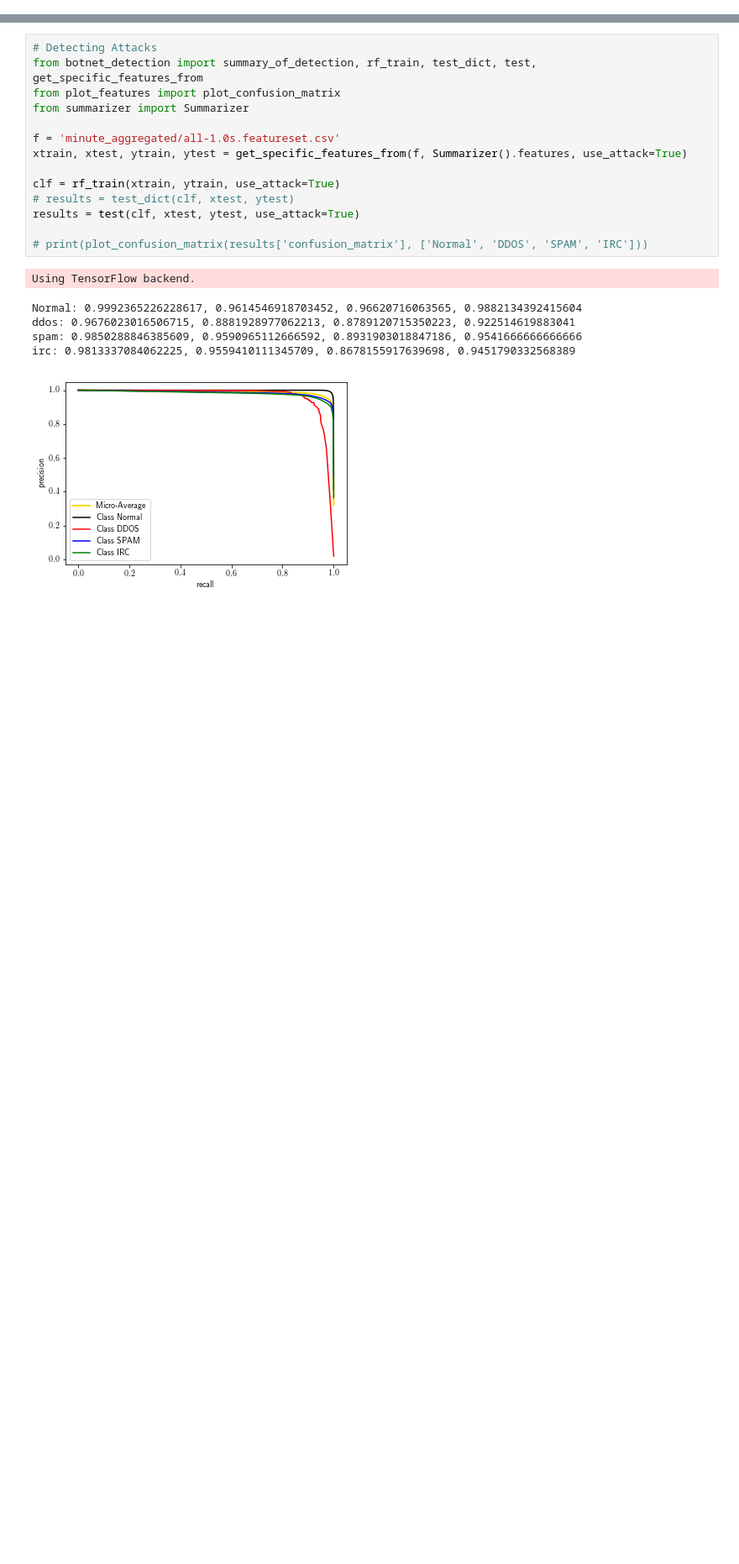
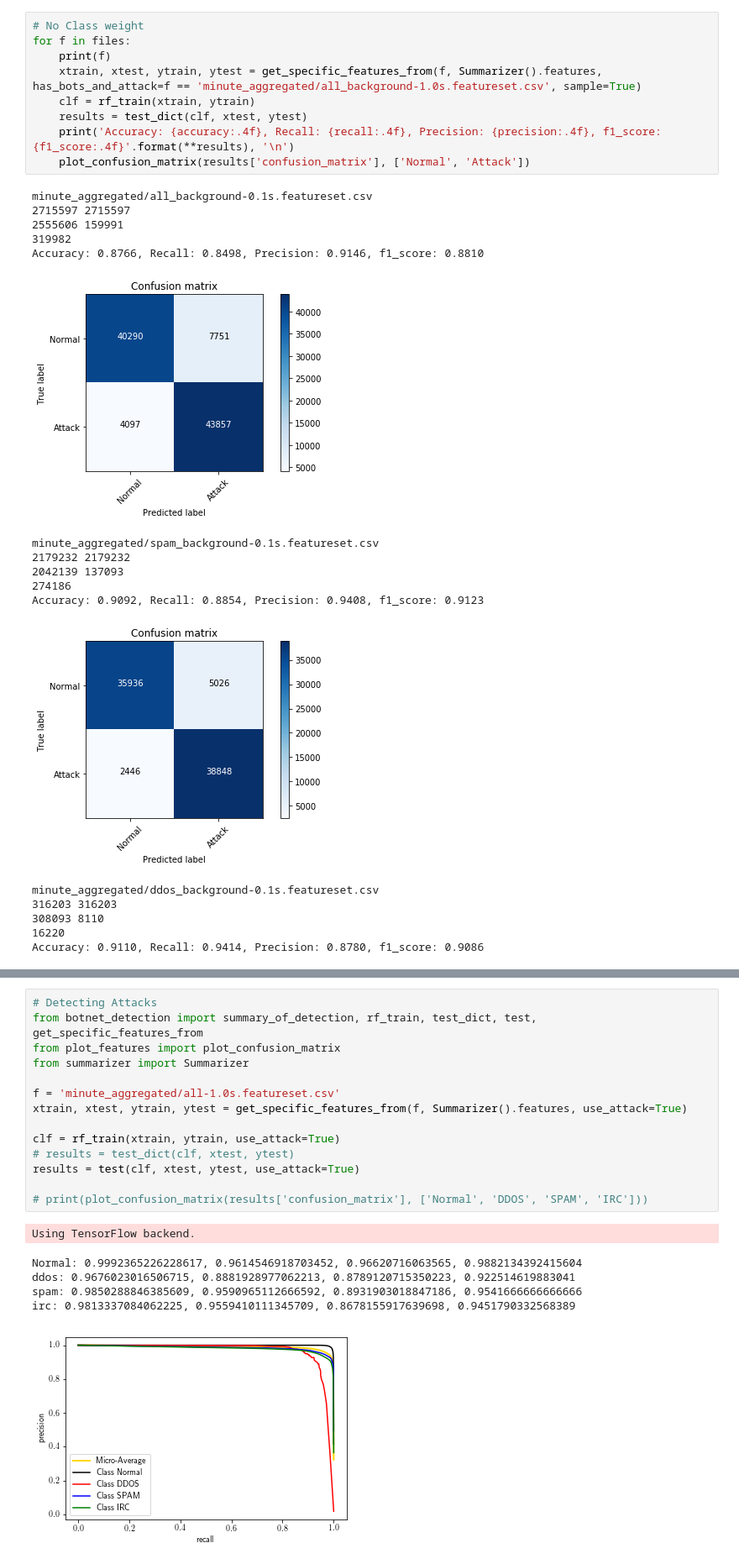
Before and after one commit to SpokenBanana/lambda-code, a Jupyter notebook: ddos-detection/Detecting Attacks.ipynb, the cells around one changed output, grey strips where cells are left out. Shown: that part at 84% size. Saved outputs shown, nothing was run; the diff lists cells and outputs as text; blank space fills up the shorter version.

```diff
--- a/ddos-detection/Detecting Attacks.ipynb
+++ b/ddos-detection/Detecting Attacks.ipynb
@@ -38,0 +50,27 @@ Accuracy: 0.8599, Recall: 0.8432, Precision: 0.8834, f1_score: 0.8628
+# %%
+# No Class weight
+for f in files:
+    print(f)
+    xtrain, xtest, ytrain, ytest = get_specific_features_from(f, Summarizer().features, has_bots_and_attack=f == 'minute_aggregated/all_background-1.0s.featureset.csv', sample=True)
+    clf = rf_train(xtrain, ytrain)
+    results = test_dict(clf, xtest, ytest)
+    print('Accuracy: {accuracy:.4f}, Recall: {recall:.4f}, Precision: {precision:.4f}, f1_score: {f1_score:.4f}'.format(**results), '\n')
+    plot_confusion_matrix(results['confusion_matrix'], ['Normal', 'Attack'])
+# %% [output]
+minute_aggregated/all_background-0.1s.featureset.csv
+2715597 2715597
+2555606 159991
+319982
+Accuracy: 0.8766, Recall: 0.8498, Precision: 0.9146, f1_score: 0.8810
+[figure, added]
+minute_aggregated/spam_background-0.1s.featureset.csv
+2179232 2179232
+2042139 137093
+274186
+Accuracy: 0.9092, Recall: 0.8854, Precision: 0.9408, f1_score: 0.9123
+[figure, added]
+minute_aggregated/ddos_background-0.1s.featureset.csv
+316203 316203
+308093 8110
+16220
+Accuracy: 0.9110, Recall: 0.9414, Precision: 0.8780, f1_score: 0.9086
```
Also changed, not shown: parts of 6 cells of this notebook.
